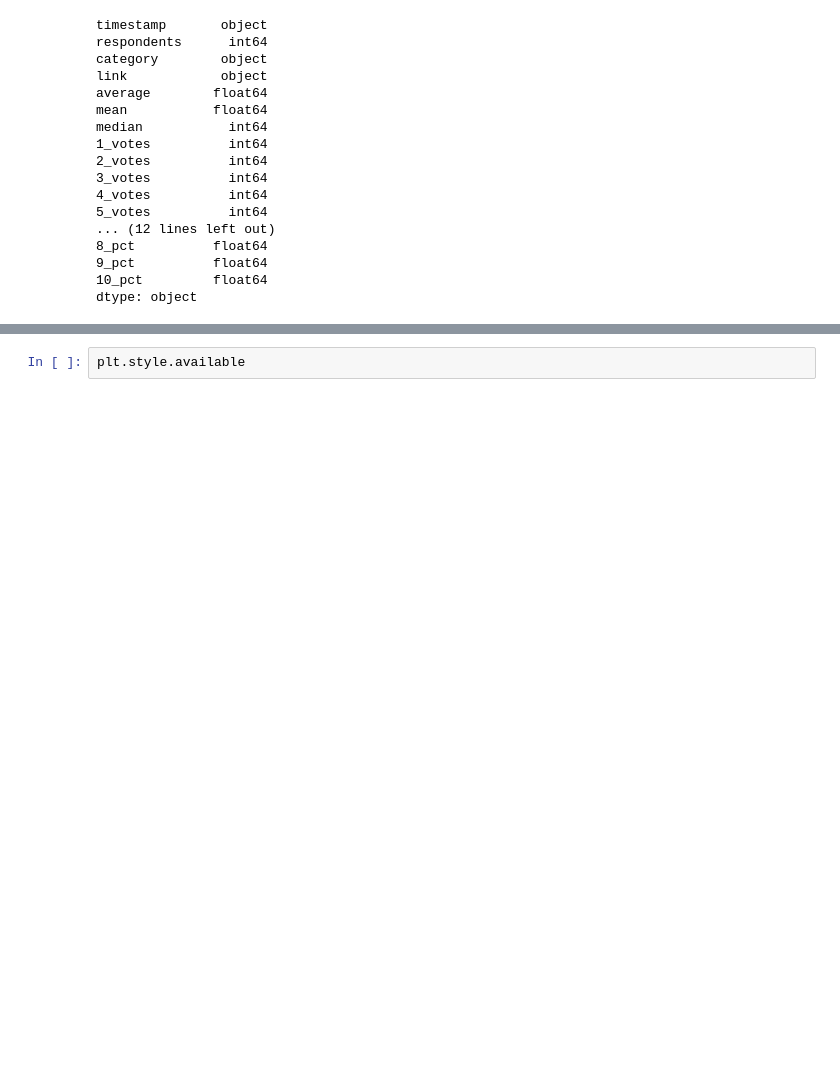
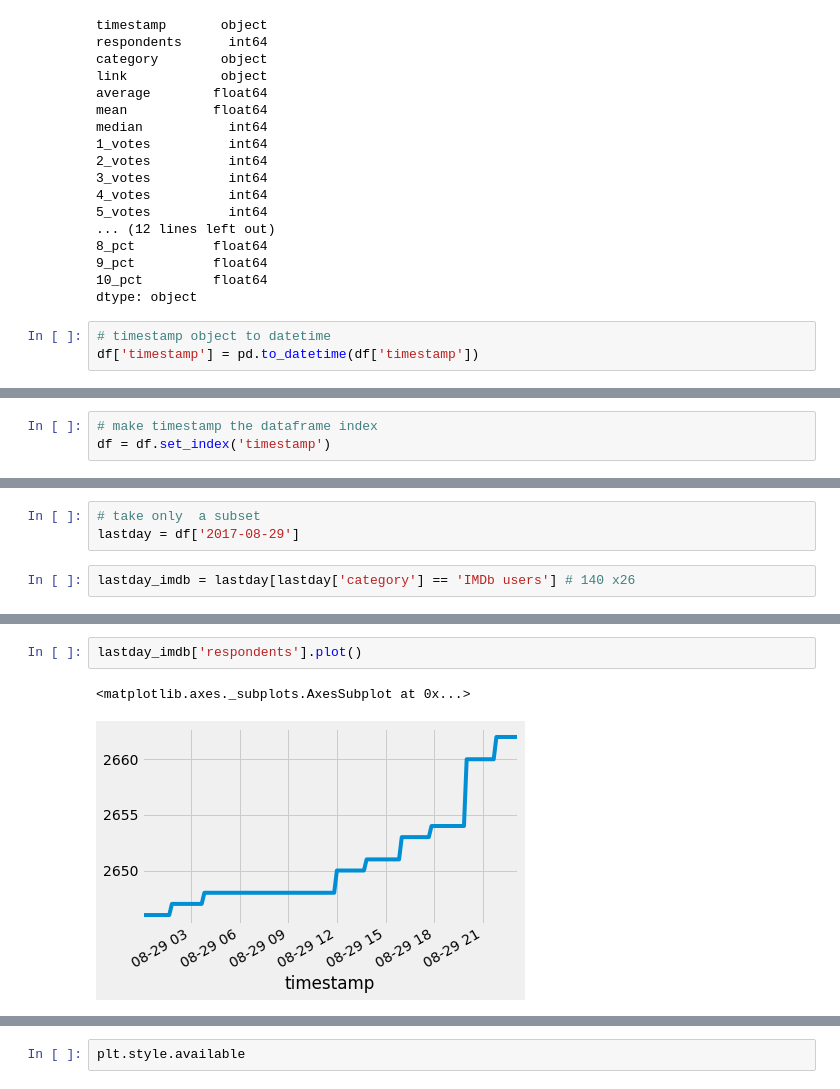
Before and after one commit to bloominstituteoftechnology/DS-Unit-1-Sprint-2-Data-Wrangling-and-Storytelling, a Jupyter notebook: module3-make-explanatory-visualizations/Joseph_Shirk_LS_DS_123_Make_Explanatory_Visualizations_Assignment.ipynb, the cells around one changed output, grey strips where cells are left out. Saved outputs shown, nothing was run; the diff lists cells and outputs as text; blank space fills up the shorter version.

Commit message:
successful plot with real data

```diff
--- a/module3-make-explanatory-visualizations/Joseph_Shirk_LS_DS_123_Make_Explanatory_Visualizations_Assignment.ipynb
+++ b/module3-make-explanatory-visualizations/Joseph_Shirk_LS_DS_123_Make_Explanatory_Visualizations_Assignment.ipynb
@@ -342,3 +342,6 @@ median           int64
 9_pct          float64
 10_pct         float64
 dtype: object
+# %%
+# timestamp object to datetime
+df['timestamp'] = pd.to_datetime(df['timestamp'])
@@ -344,0 +366,3 @@ dtype: object
+# %%
+# make timestamp the dataframe index
+df = df.set_index('timestamp')
@@ -344,0 +380,5 @@ dtype: object
+# %%
+# take only  a subset
+lastday = df['2017-08-29']
+# %%
+lastday_imdb = lastday[lastday['category'] == 'IMDb users'] # 140 x26
@@ -344,0 +421,5 @@ dtype: object
+# %%
+lastday_imdb['respondents'].plot()
+# %% [output]
+<matplotlib.axes._subplots.AxesSubplot at 0x...>
+[figure, added]
```
Also changed, not shown: parts of 23 cells of this notebook.
